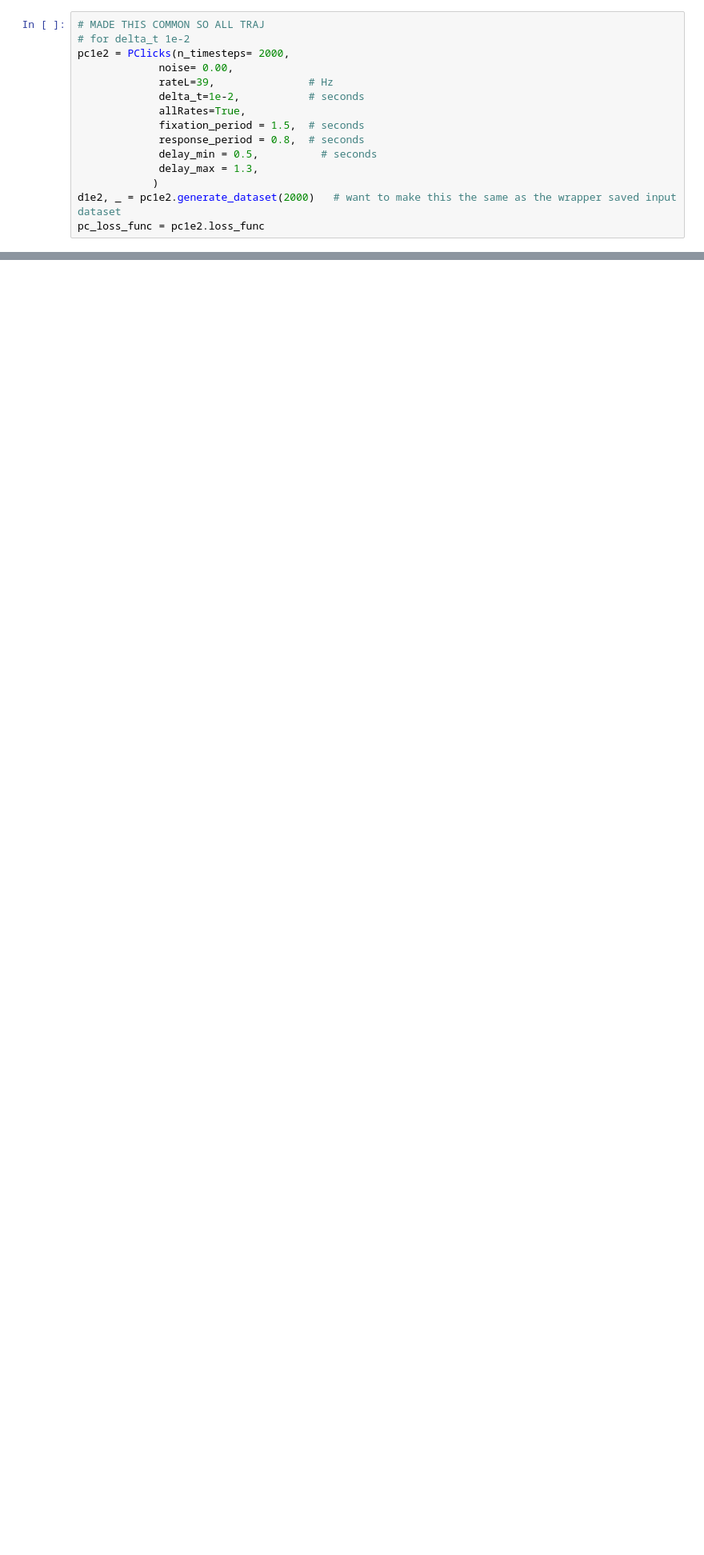
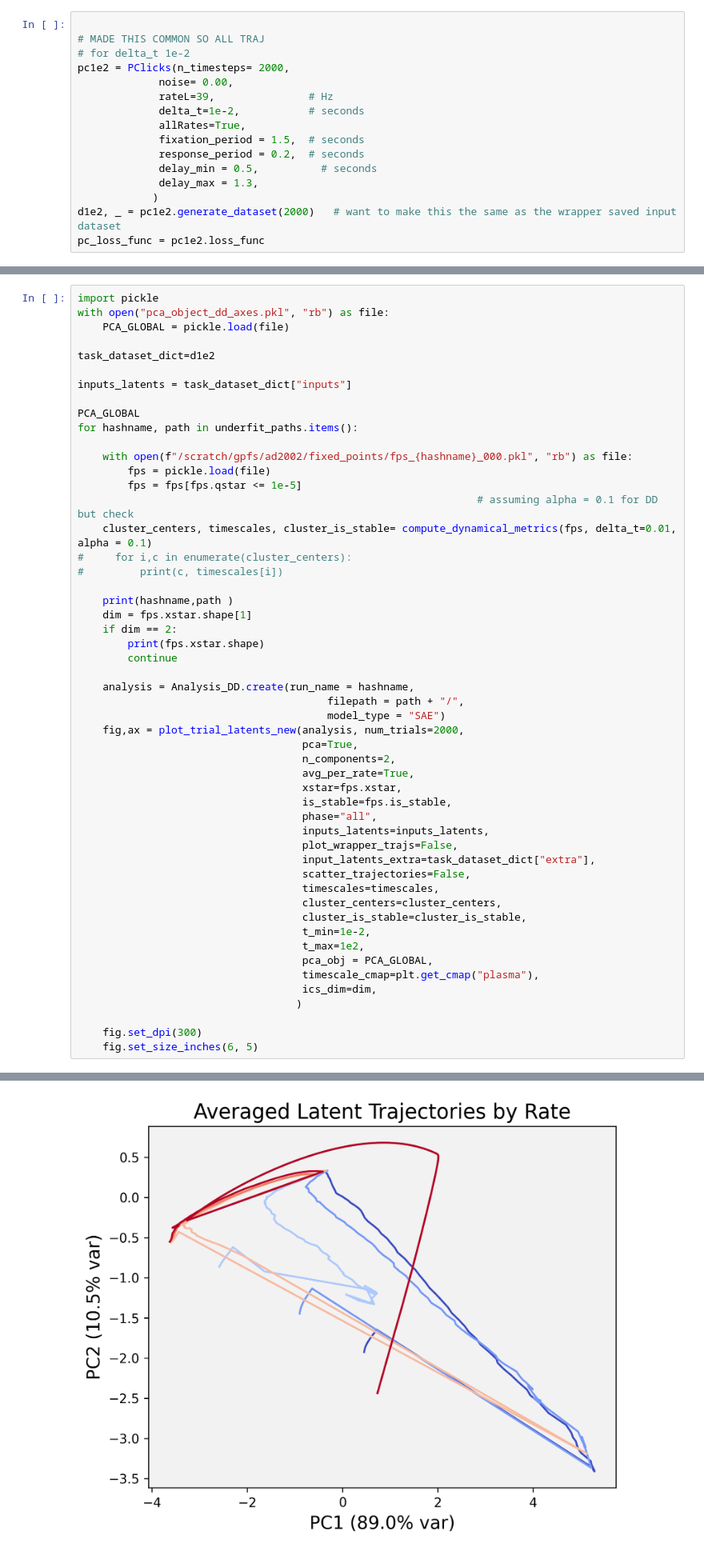
Before and after one commit to alejandradu/ComputationThruDynamicsBenchmark, a Jupyter notebook: examples/notebooks/PC_DD_analysis.ipynb, the cells around one changed output, grey strips where cells are left out. Shown at 80% size. Drawn from its saved outputs; the diff is of its cells as text; blank space fills up the shorter version.

```diff
--- a/examples/notebooks/PC_DD_analysis.ipynb
+++ b/examples/notebooks/PC_DD_analysis.ipynb
@@ -497,4 +1082,5 @@ def analyze_flow_field(sweep_dir, sweep_name, task_dataset_dict, input_field=np.
 # %%
+
 # MADE THIS COMMON SO ALL TRAJ
 # for delta_t 1e-2
 pc1e2 = PClicks(n_timesteps= 2000,
@@ -503,7 +1089,7 @@ pc1e2 = PClicks(n_timesteps= 2000,
              delta_t=1e-2,           # seconds
              allRates=True,
              fixation_period = 1.5,  # seconds
-             response_period = 0.8,  # seconds
+             response_period = 0.2,  # seconds
              delay_min = 0.5,          # seconds
              delay_max = 1.3,
             )
@@ -567,0 +1223,53 @@ def find_file_with_string(root_dir, search_string):
+# %%
+import pickle
+with open("pca_object_dd_axes.pkl", "rb") as file:
+    PCA_GLOBAL = pickle.load(file)
+
+task_dataset_dict=d1e2
+
+inputs_latents = task_dataset_dict["inputs"]
+
+PCA_GLOBAL
+for hashname, path in underfit_paths.items():
+
+    with open(f"/scratch/gpfs/ad2002/fixed_points/fps_{hashname}_000.pkl", "rb") as file:
+        fps = pickle.load(file)
+        fps = fps[fps.qstar <= 1e-5]
+                                                                # assuming alpha = 0.1 for DD but check
+    cluster_centers, timescales, cluster_is_stable= compute_dynamical_metrics(fps, delta_t=0.01, alpha = 0.1)
+#     for i,c in enumerate(cluster_centers):
+#         print(c, timescales[i])
+
+    print(hashname,path )
+    dim = fps.xstar.shape[1]
+    if dim == 2:
+        print(fps.xstar.shape)
+        continue
+
+    analysis = Analysis_DD.create(run_name = hashname,
+                                        filepath = path + "/",
+                                        model_type = "SAE")
+    fig,ax = plot_trial_latents_new(analysis, num_trials=2000,
+                                    pca=True,
+                                    n_components=2,
+                                    avg_per_rate=True,
+                                    xstar=fps.xstar,
+                                    is_stable=fps.is_stable,
+                                    phase="all",
+                                    inputs_latents=inputs_latents,
+                                    plot_wrapper_trajs=False,
+                                    input_latents_extra=task_dataset_dict["extra"],
+                                    scatter_trajectories=False,
+                                    timescales=timescales,
+                                    cluster_centers=cluster_centers,
+                                    cluster_is_stable=cluster_is_stable,
+                                    t_min=1e-2,
+                                    t_max=1e2,
+                                    pca_obj = PCA_GLOBAL,
+                                    timescale_cmap=plt.get_cmap("plasma"),
+                                    ics_dim=dim,
+                                   )
+
+    fig.set_dpi(300)
+    fig.set_size_inches(6, 5)
+# %% [output]
@@ -567,0 +1312 @@ def find_file_with_string(root_dir, search_string):
+[figure, added]
```
Also changed, not shown: parts of 11 cells of this notebook, 25 other files.
